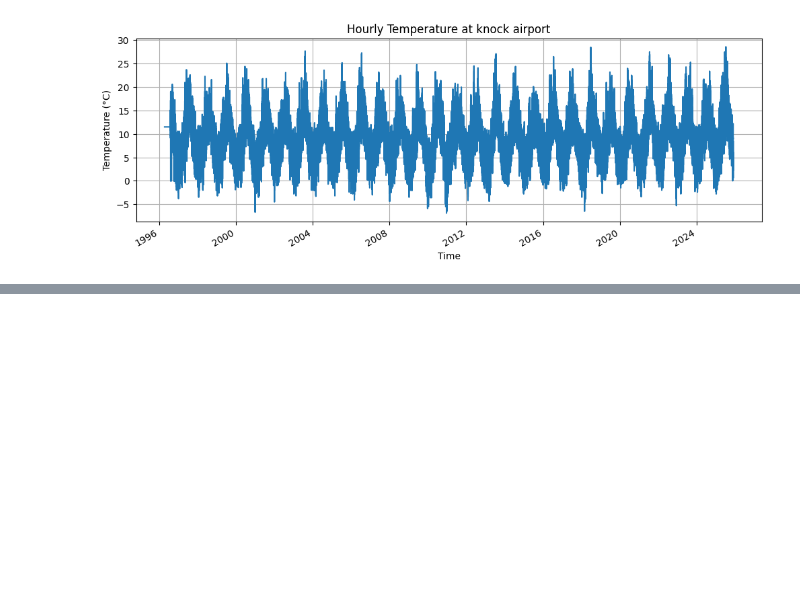
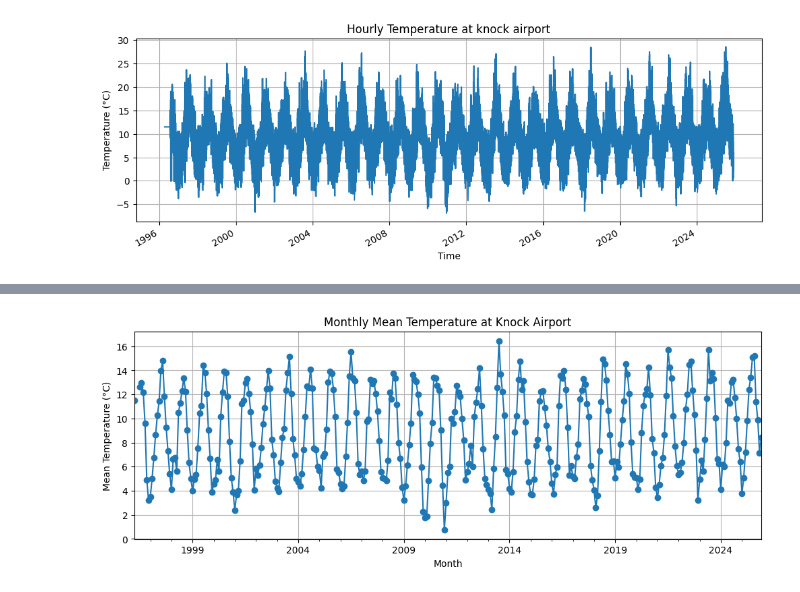
Before and after one commit to eannaforde/PFDA, a Jupyter notebook: assignment_6_weather.ipynb, the cells around one changed output, grey strips where cells are left out. Drawn from its saved outputs; the diff is of its cells as text; code cells hidden in the pictures; blank space fills up the shorter version.

```diff
--- a/assignment_6_weather.ipynb
+++ b/assignment_6_weather.ipynb
@@ -49,0 +79,17 @@ plt.show
+# %%
+# Calculate the mean temperature for each month
+# The 'M' groups all temperature values by month
+monthly_mean_temp = df["temp"].resample("M").mean()
+
+plt.figure(figsize=(12, 4))
+
+monthly_mean_temp.plot(marker="o")
+
+plt.title("Monthly Mean Temperature at Knock Airport")
+plt.xlabel("Month")
+plt.ylabel("Mean Temperature (°C)")
+plt.grid(True)
+
+plt.show()
+# %% [output]
+[figure, added]
```
Also changed, not shown: parts of 5 cells of this notebook.
